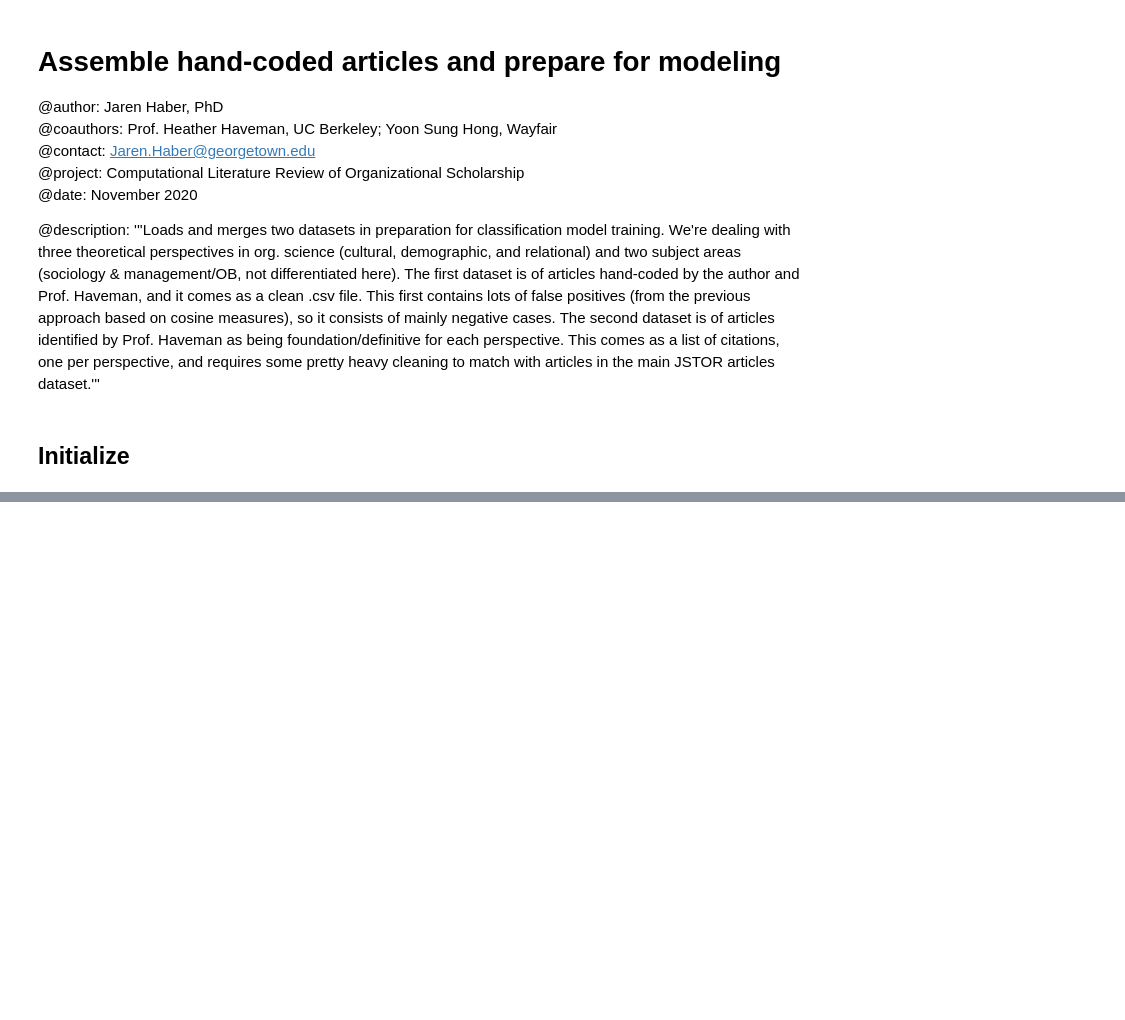
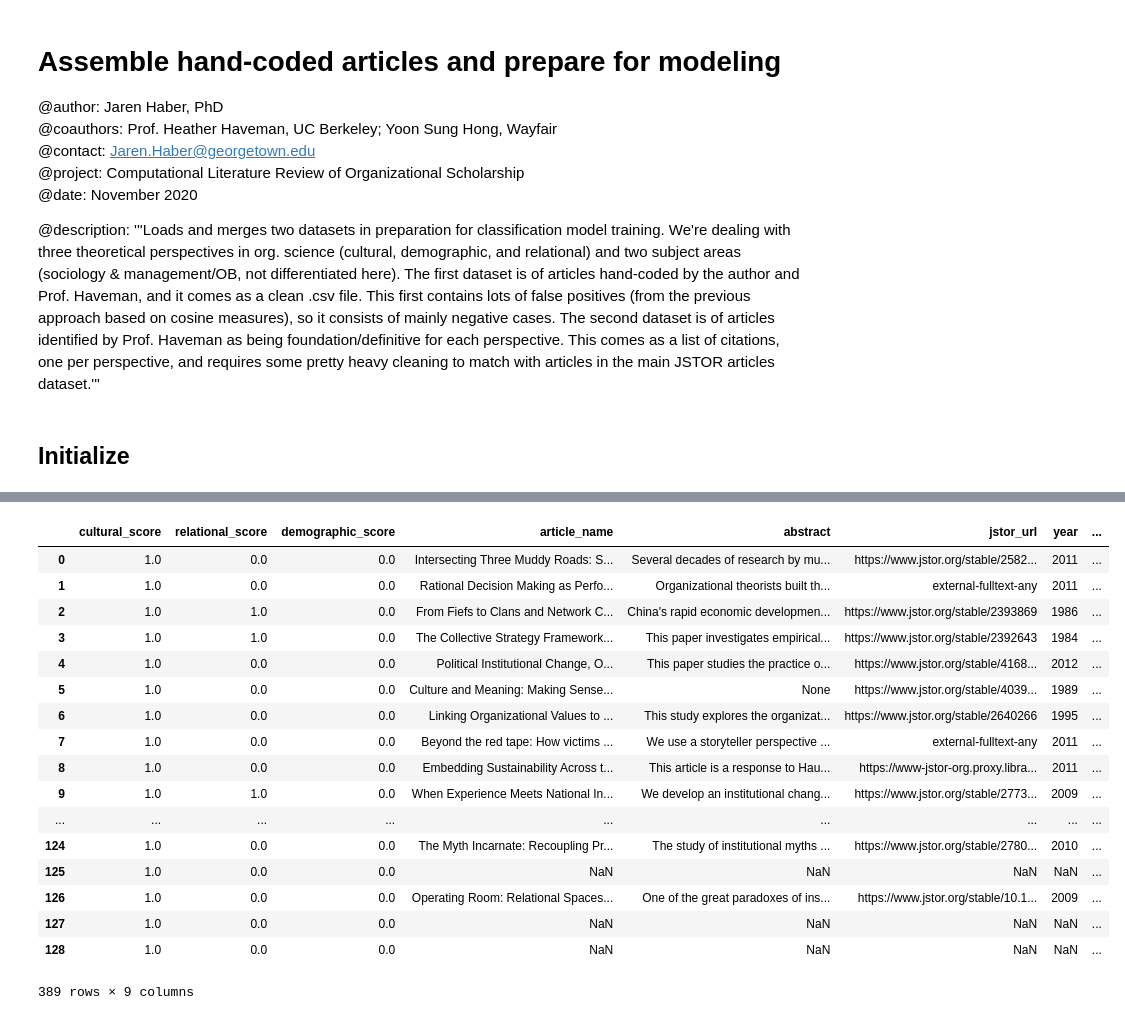
Before and after one commit to h2researchgroup/classification, a Jupyter notebook: preprocess/assemble_coded_articles.ipynb, the cells around one changed output, grey strips where cells are left out. Cells and saved outputs as stored; diff of their text form; code cells hidden in the pictures; blank space fills up the shorter version.

Commit message:
cleaned and merged using article names, fuzzy matching is next

```diff
--- a/preprocess/assemble_coded_articles.ipynb
+++ b/preprocess/assemble_coded_articles.ipynb
@@ -64,0 +149,25 @@ files = [file for file in tqdm(all_files) if file in files_to_be_opened]
+# %%
+# Extract title from citation format & preprocess: lower-case, remove punctuation, strip whitespace
+title_pattern = r'(?<=\d{4}\.).*' # regex pattern for getting title
+
+for coded in [coded_cult, coded_relt, coded_demog]:
+    coded['article_name_edited'] = coded['citation'].apply(
+        lambda cite: re.sub(
+            '\W+', ' ', re.findall( # remove any non-words
+                title_pattern, cite)[0].
+            split('.')[0]. # remove journal title (2nd element)
+            strip().lower())) # remove whitespace, lower case
+
+coded_cult['cultural_score'] = 1
+coded_cult['relational_score'] = 0
+coded_cult['demographic_score'] = 0
+
+coded_relt['cultural_score'] = 0
+coded_relt['relational_score'] = 1
+coded_relt['demographic_score'] = 0
+
+coded_demog['cultural_score'] = 0
+coded_demog['relational_score'] = 0
+coded_demog['demographic_score'] = 1
+
+coded_cult.head()
@@ -64,0 +181,8 @@ files = [file for file in tqdm(all_files) if file in files_to_be_opened]
+# %%
+# Preprocess article names: lower-case, remove punctuation, strip whitespace
+df['article_name_edited'] = df['article_name'].apply(
+    lambda title: re.sub(
+        '\W+', ' ', # remove non-words
+        str(title).strip().lower())) # strip whitespace, lower-case
+
+df['article_name_edited'].head()
@@ -64,0 +196,6 @@ files = [file for file in tqdm(all_files) if file in files_to_be_opened]
+# %%
+# Merge meta data into h2-coded articles on article_name_edited
+coded_cult = pd.merge(coded_cult, df, how = 'left', on = 'article_name_edited')
+coded_relt = pd.merge(coded_relt, df, how = 'left', on = 'article_name_edited')
+coded_demog= pd.merge(coded_demog, df, how = 'left', on = 'article_name_edited')
+coded_cult
@@ -64,0 +224,23 @@ files = [file for file in tqdm(all_files) if file in files_to_be_opened]
+# %%
+# Concatenate h2-coded data with hand-coded data
+coded_df = pd.concat([coded_df, coded_cult], axis=0, join='inner')
+coded_df
+# %% [output]
+|  | cultural_score | relational_score | demographic_score | article_name | abstract | jstor_url | year | ... |
+| 0 | 1.0 | 0.0 | 0.0 | Intersecting Three Muddy Roads: S... | Several decades of research by mu... | https://www.jstor.org/stable/2582... | 2011 | ... |
+| 1 | 1.0 | 0.0 | 0.0 | Rational Decision Making as Perfo... | Organizational theorists built th... | external-fulltext-any | 2011 | ... |
+| 2 | 1.0 | 1.0 | 0.0 | From Fiefs to Clans and Network C... | China's rapid economic developmen... | https://www.jstor.org/stable/2393869 | 1986 | ... |
+| 3 | 1.0 | 1.0 | 0.0 | The Collective Strategy Framework... | This paper investigates empirical... | https://www.jstor.org/stable/2392643 | 1984 | ... |
+| 4 | 1.0 | 0.0 | 0.0 | Political Institutional Change, O... | This paper studies the practice o... | https://www.jstor.org/stable/4168... | 2012 | ... |
+| 5 | 1.0 | 0.0 | 0.0 | Culture and Meaning: Making Sense... | None | https://www.jstor.org/stable/4039... | 1989 | ... |
+| 6 | 1.0 | 0.0 | 0.0 | Linking Organizational Values to ... | This study explores the organizat... | https://www.jstor.org/stable/2640266 | 1995 | ... |
+| 7 | 1.0 | 0.0 | 0.0 | Beyond the red tape: How victims ... | We use a storyteller perspective ... | external-fulltext-any | 2011 | ... |
+| 8 | 1.0 | 0.0 | 0.0 | Embedding Sustainability Across t... | This article is a response to Hau... | https://www-jstor-org.proxy.libra... | 2011 | ... |
+| 9 | 1.0 | 1.0 | 0.0 | When Experience Meets National In... | We develop an institutional chang... | https://www.jstor.org/stable/2773... | 2009 | ... |
+| ... | ... | ... | ... | ... | ... | ... | ... | ... |
+| 124 | 1.0 | 0.0 | 0.0 | The Myth Incarnate: Recoupling Pr... | The study of institutional myths ... | https://www.jstor.org/stable/2780... | 2010 | ... |
+| 125 | 1.0 | 0.0 | 0.0 | NaN | NaN | NaN | NaN | ... |
+| 126 | 1.0 | 0.0 | 0.0 | Operating Room: Relational Spaces... | One of the great paradoxes of ins... | https://www.jstor.org/stable/10.1... | 2009 | ... |
+| 127 | 1.0 | 0.0 | 0.0 | NaN | NaN | NaN | NaN | ... |
+| 128 | 1.0 | 0.0 | 0.0 | NaN | NaN | NaN | NaN | ... |
+389 rows × 9 columns
```
Also changed, not shown: parts of 11 cells of this notebook.
